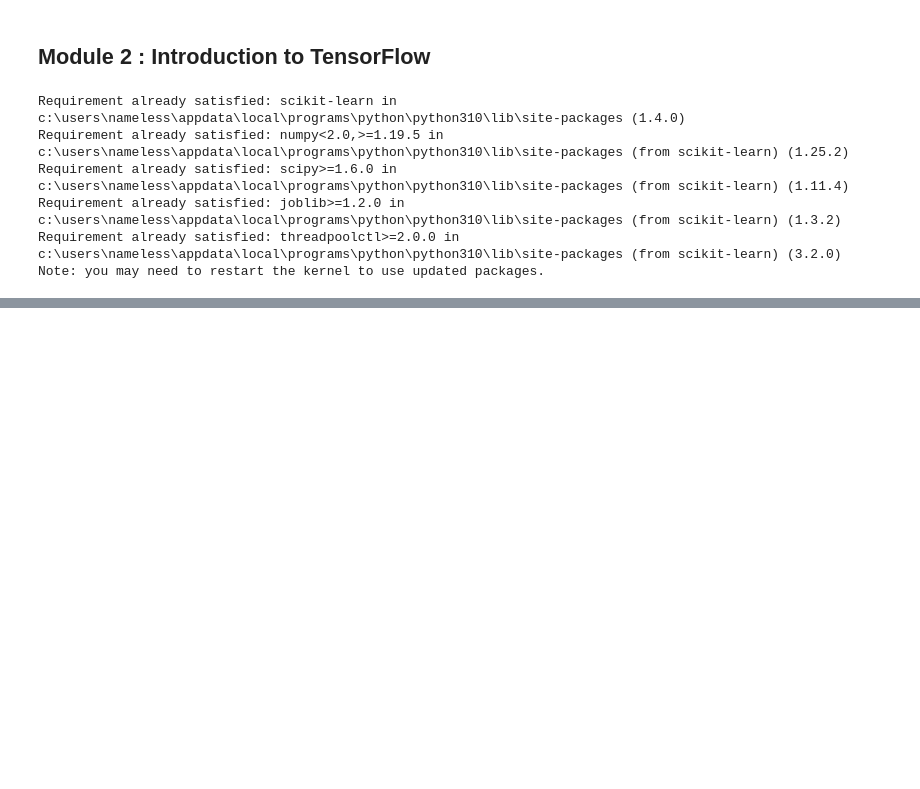
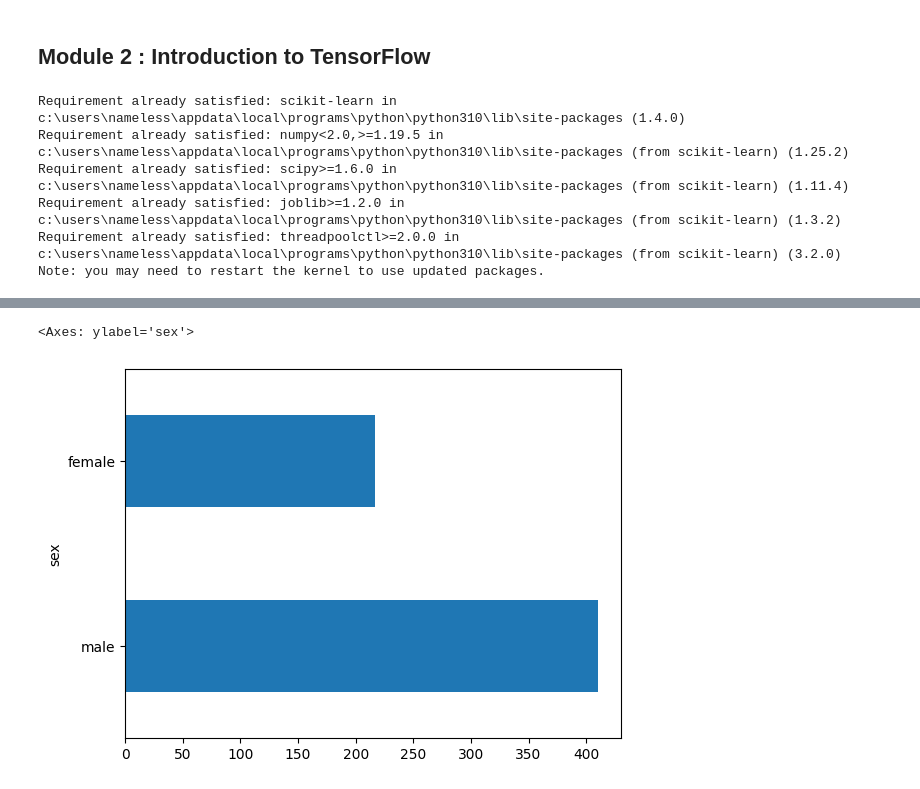
Before and after one commit to Nameless8243/TensorFlow, a Jupyter notebook: Reshape.ipynb, the cells around one changed output, grey strips where cells are left out. Drawn from its saved outputs; the diff is of its cells as text; code cells hidden in the pictures; blank space fills up the shorter version.

```diff
--- a/Reshape.ipynb
+++ b/Reshape.ipynb
@@ -94,0 +179,5 @@ import tensorflow as tf
+# %%
+dftrain['sex'].value_counts().plot(kind='barh')
+# %% [output]
+<Axes: ylabel='sex'>
+[figure, added]
```
Also changed, not shown: parts of 15 cells of this notebook.
